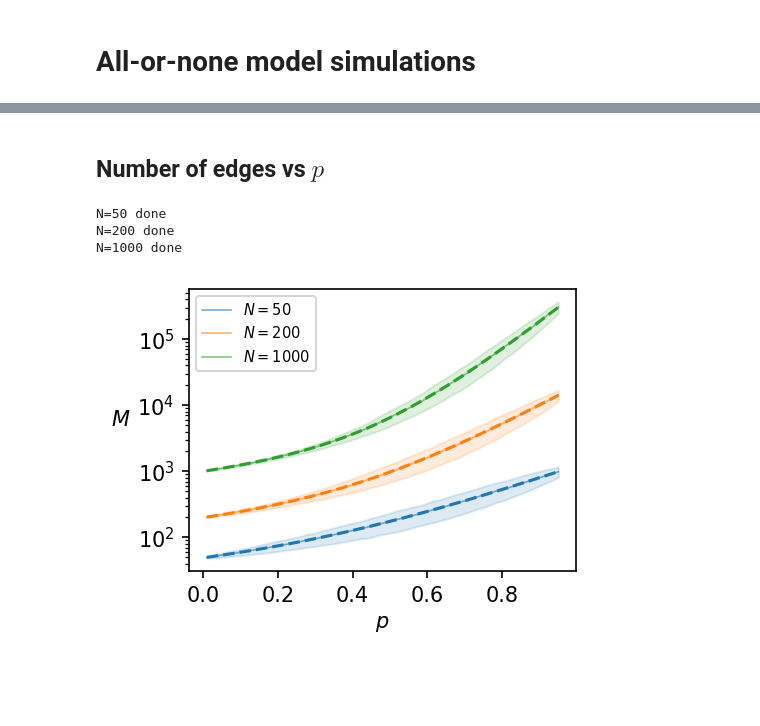
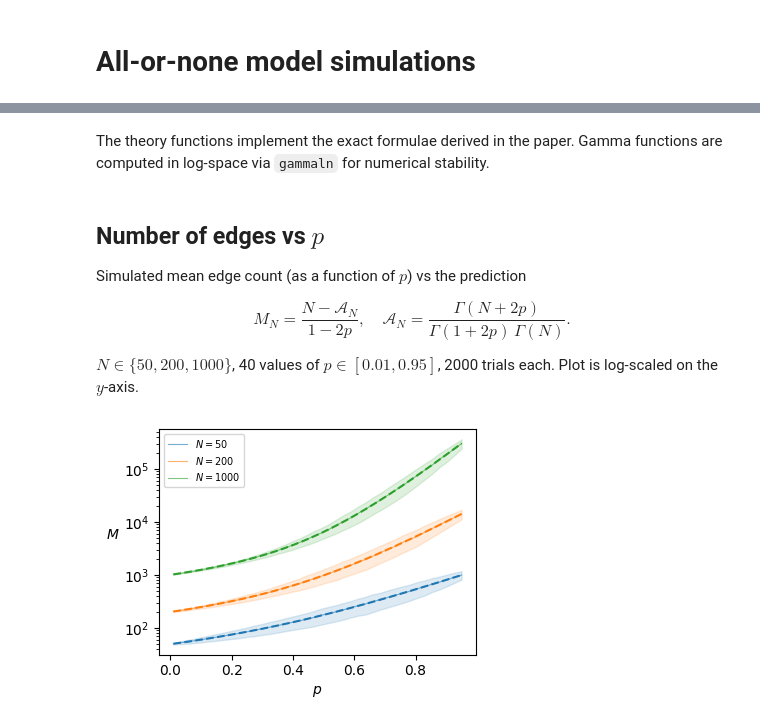
Before and after one commit to himetsai/math, a Jupyter notebook: Oxford/Networks/mini_project/experiments.ipynb, the cells around one changed output, grey strips where cells are left out. Saved outputs shown, nothing was run; the diff lists cells and outputs as text; code cells hidden in the pictures; blank space fills up the shorter version.

```diff
--- a/Oxford/Networks/mini_project/experiments.ipynb
+++ b/Oxford/Networks/mini_project/experiments.ipynb
@@ -6,8 +6,3 @@ import matplotlib.pyplot as plt
 from scipy.special import gammaln
 from collections import Counter
 import networkx as nx
-
-np.random.seed(42)
-
-%matplotlib inline
-plt.rcParams['figure.dpi'] = 150
@@ -24,4 +22,6 @@ def model(N, p):
                 if w != t:
                     G.add_edge(t, w)
     return G
+# %% [markdown]
+The theory functions implement the exact formulae derived in the paper. Gamma functions are computed in log-space via `gammaln` for numerical stability.
 # %%
@@ -45,41 +58,43 @@ def Pk_theory(k, p):
 # %% [markdown]
 ## Number of edges vs $p$
+
+Simulated mean edge count (as a function of $p$) vs the prediction
+
+$$M_N = \frac{N - \mathcal{A}_N}{1-2p}, \quad \mathcal{A}_N = \frac{\Gamma(N+2p)}{\Gamma(1+2p)\,\Gamma(N)}.$$
+
+$N \in \{50, 200, 1000\}$, 40 values of $p \in [0.01, 0.95]$, 2000 trials each. Plot is log-scaled on the $y$-axis.
 # %%
 Ns = [50, 200, 1000]
 ps = np.linspace(0.01, 0.95, 40)
 trials = 2000
-cols = ['C0', 'C1', 'C2']
 
-fig, ax = plt.subplots(figsize=(3.4, 2.6))
+fig, ax = plt.subplots(figsize=(4, 3))
 
 all_means = []
 for i, N in enumerate(Ns):
     means, stds = [], []
     for p in ps:
         edges = [model(N, p).number_of_edges() for _ in range(trials)]
         means.append(np.mean(edges))
         stds.append(np.std(edges))
     means, stds = np.array(means), np.array(stds)
     all_means.append((means, stds))
 
-    ax.fill_between(ps, means - stds, means + stds, color=cols[i], alpha=0.15)
-    ax.plot(ps, means, '-', color=cols[i], lw=0.8, alpha=0.6, label=f'$N={N}$')
+    ax.fill_between(ps, means - stds, means + stds, color=f'C{i}', alpha=0.15)
+    ax.plot(ps, means, '-', color=f'C{i}', lw=0.8, alpha=0.6, label=f'$N={N}$')
 
 pp = np.linspace(0.01, 0.95, 200)
 for i, N in enumerate(Ns):
-    ax.plot(pp, [M_theory(N, p) for p in pp], '--', color=cols[i], lw=1.5)
+    ax.plot(pp, [M_theory(N, p) for p in pp], '--', color=f'C{i}', lw=1.5)
 
 ax.set_xlabel('$p$')
 ax.set_ylabel('$M$', rotation=0, labelpad=8)
 ax.set_yscale('log')
 ax.legend(fontsize=7, loc='upper left')
 plt.tight_layout()
 fig.savefig('figures/edges_vs_p.pdf')
 plt.show()
 # %% [output]
-N=50 done
-N=200 done
-N=1000 done
-[figure, old version]
+[figure, new version]
 # %% [markdown]
 ## Degree distribution (sparse regime, $p < 1/2$)
```
Also changed, not shown: parts of 15 cells of this notebook, 11 other files.
